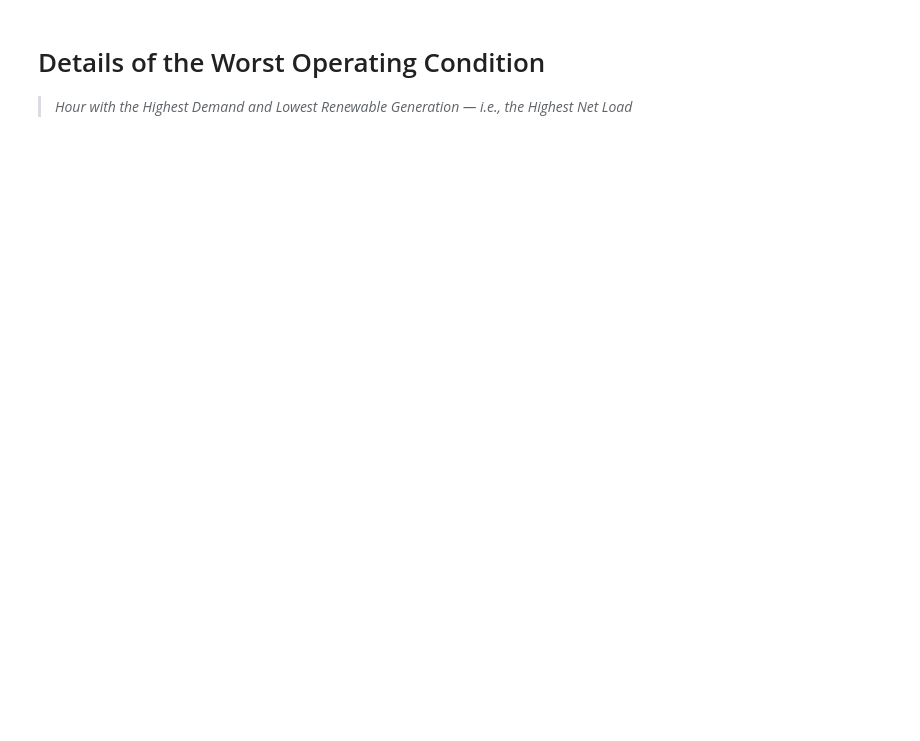
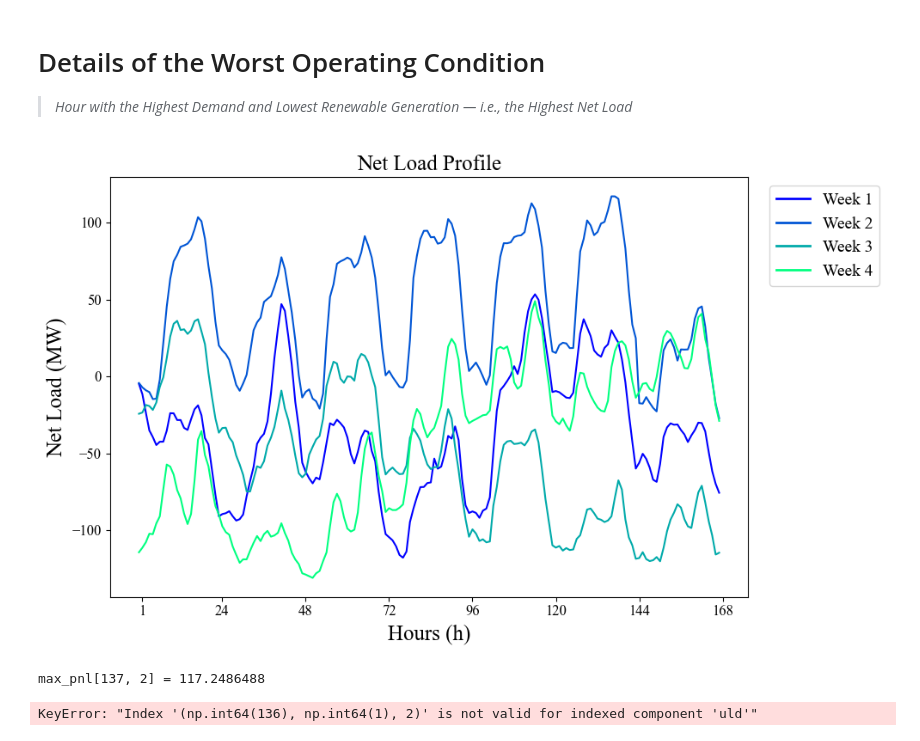
Before and after one commit to sanaz-mahmoudi/sanazmahmoudi, a Jupyter notebook: OperationUnderAbnormalConditions.ipynb, the cells around one changed output. Cells and saved outputs as stored; diff of their text form; code cells hidden in the pictures; blank space fills up the shorter version.

```diff
--- a/OperationUnderAbnormalConditions.ipynb
+++ b/OperationUnderAbnormalConditions.ipynb
@@ -575,32 +725,40 @@ plt.show()
 
 # Find the day (td) and hour (th) indices where pnl is maximum over all days and hours
 max_td, max_th = np.unravel_index(np.argmax(pnl), pnl.shape)
 
 # Print the maximum net load value and its location (add 1 for 1-based counting)
 print(f"max_pnl[{max_td+1}, {max_th+1}] = {pnl[max_td, max_th]}")
 
+# For node 2, print the load shedding at the max net load time
+uld_max = m.uld[max_td,max_th,2].value  # get the numeric value of generation
+print(f"uld_max[{max_td+1}, {max_th+1}, {2}] = {uld_max}")
+
 # For each generator g in the model, print the generation at the max net load time
 for g_max in m.g:
-    pg_max = m.pg[g_max,max_td,max_th].value  # get the numeric value of generation
-    print(f"pg_max[{g_max}, {max_td+1}, {max_th+1}] = {pg_max}")
+    pg_max = m.pg[g_max, max_td, max_th].value
+    print(f"pg[{g_max}, {max_td+1}, {max_th+1}] = {pg_max}")
 
 # For each renewable bus w, print renewable generation at max net load time
 for w_max in m.w:
     pw_max = m.pw[w_max,max_td,max_th].value
     print(f"pw_max[{w_max}, {max_td+1}, {max_th+1}] = {pw_max}")
 
 # For each battery b, print charging power at max net load time
 for cb_max in m.b:
     pcb_max = m.pcb[cb_max,max_td,max_th].value
     print(f"pcb_max[{cb_max}, {max_td+1}, {max_th+1}] = {pcb_max}")
 
 # For each battery b, print discharging power at max net load time
 for db_max in m.b:
     pdb_max = m.pdb[db_max,max_td,max_th].value
     print(f"pdb_max[{db_max}, {max_td+1}, {max_th+1}] = {pdb_max}")
 
 # For each branch i to j, print the power flow at max net load time
 for i_max in m.i:
   for j_max in m.j:
     pl_max = m.pl[i_max,j_max,max_td,max_th].value
     print(f"pl_max[{i_max}, {j_max}, {max_td+1}, {max_th+1}] = {pl_max}")
+# %% [output]
+[figure, added]
+max_pnl[137, 2] = 117.2486488
+KeyError: "Index '(np.int64(136), np.int64(1), 2)' is not valid for indexed component 'uld'"
```
Also changed, not shown: parts of 4 cells of this notebook.
